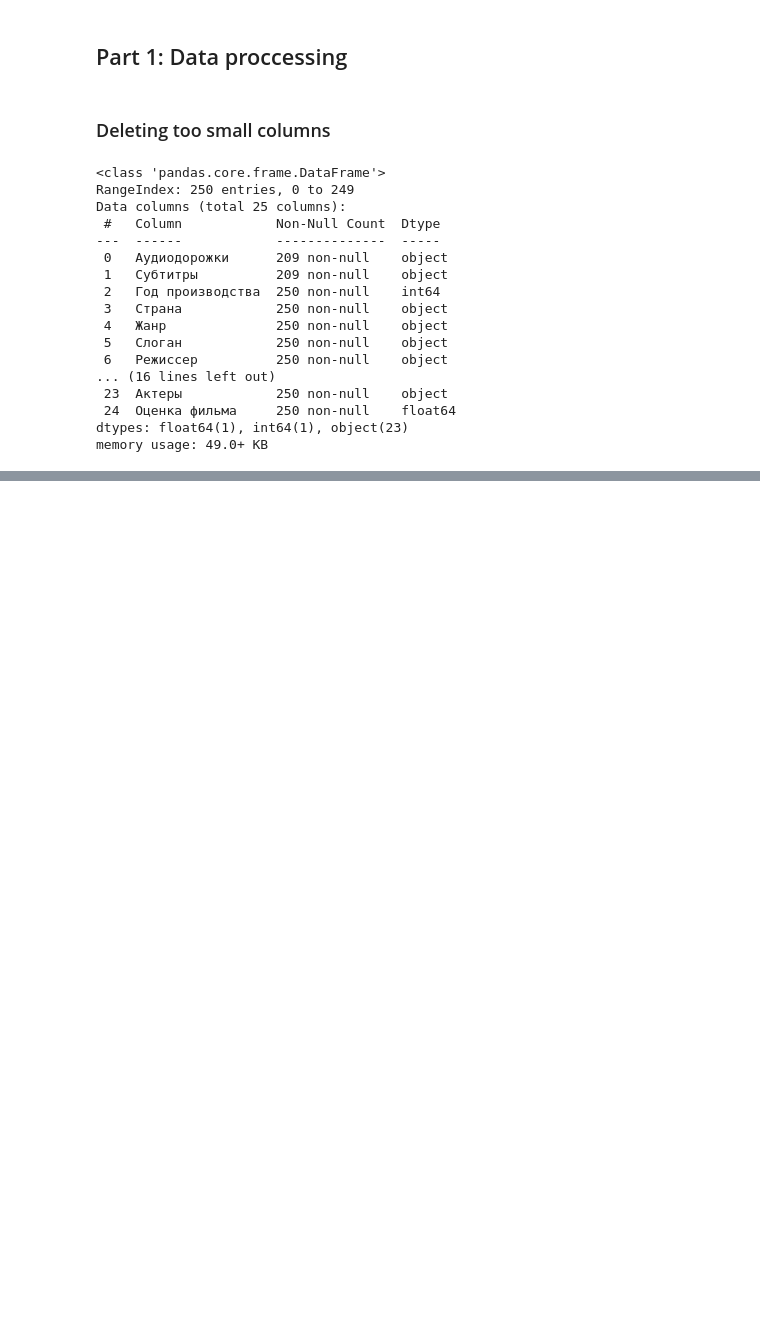
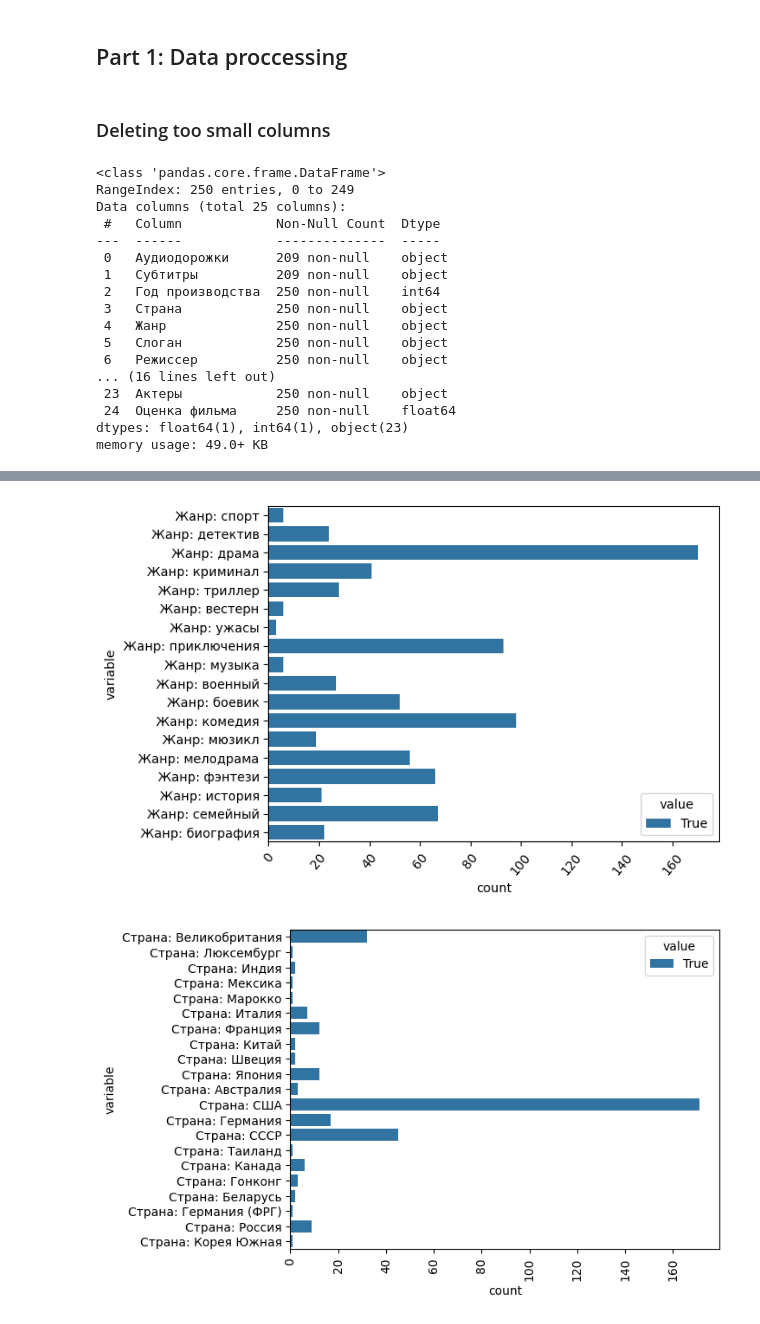
Before and after one commit to Asvad-bin-Timur/Scraping, a Jupyter notebook: Notebook.ipynb, the cells around one changed output, grey strips where cells are left out. Drawn from its saved outputs; the diff is of its cells as text; code cells hidden in the pictures; blank space fills up the shorter version.

```diff
--- a/Notebook.ipynb
+++ b/Notebook.ipynb
@@ -174,0 +235,18 @@ conn.close()'''
+# %%
+filter_cols_genre = [col for col in df_cleared.columns if col.startswith('Жанр: ')]
+data_genre = pd.melt(df_cleared, value_vars=filter_cols_genre)
+sns.countplot(y="variable", hue="value", data=data_genre[data_genre.values == True])
+plt.tick_params(axis='x', rotation=50)
+plt.show()
+
+filter_cols_country = [col for col in df_cleared.columns if col.startswith('Страна: ')]
+data_country = pd.melt(df_cleared, value_vars=filter_cols_country)
+sns.countplot(y="variable", hue="value", data=data_country[data_country.values == True])
+plt.tick_params(axis='x', rotation=90)
+plt.show()
+
+#How to order this data in descending order?
+# this doesn't work for countries:  order = data_country[data_country.values == True].value_counts().index)
+# %% [output]
+[figure, added]
+[figure, added]
```
Also changed, not shown: parts of 19 cells of this notebook.
